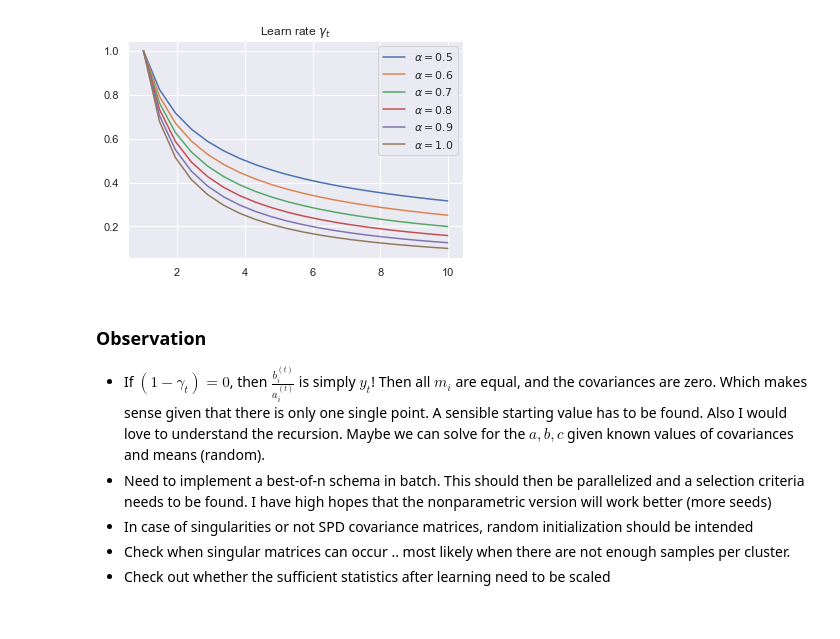
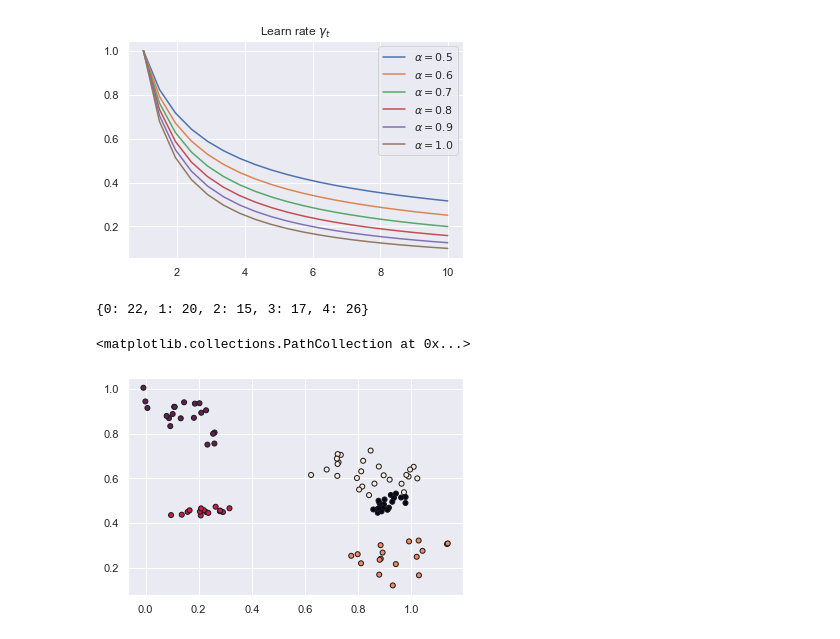
Before and after one commit to yasamansamiee/aiml_troubleshooting, a Jupyter notebook: doc/source/2-finite_online.ipynb, the cells around one changed output. Drawn from its saved outputs; the diff is of its cells as text; code cells hidden in the pictures.

```diff
--- a/doc/source/2-finite_online.ipynb
+++ b/doc/source/2-finite_online.ipynb
@@ -63,6 +125,17 @@ plt.title('Learn rate $\\gamma_t$')
 # %% [output]
 Text(0.5, 1.0, 'Learn rate $\\gamma_t$')
 [figure]
+# %%
+from kuberspatiotemporal.tools import make_gmm
+
+n_clusters=5
+X,_, y,_ = make_gmm(100, n_clusters=n_clusters)
+plt.scatter(X[:, 0], X[:, 1], marker='o', c=y,
+            s=25, edgecolor='k')
+# %% [output]
+{0: 22, 1: 20, 2: 15, 3: 17, 4: 26}
+<matplotlib.collections.PathCollection at 0x...>
+[figure, added]
 # %%
 from typing import List
 import logging
@@ -299,11 +399,3 @@ class GaussianMixtureModel:
 
     def get_logger(self):
         return logger
-# %% [markdown]
-### Observation
-
-* If $(1-\gamma_t) = 0$, then $\frac{b_i^{(t)}}{a_i^{(t)}}$ is simply $y_t$! Then all $m_i$ are equal, and the covariances are zero. Which makes sense given that there is only one single point. A sensible starting value has to be found. Also I would love to understand the recursion. Maybe we can solve for the $a,b,c$ given known values of covariances and means (random).
-* Need to implement a best-of-n schema in batch. This should then be parallelized and a selection criteria needs to be found. I have high hopes that the nonparametric version will work better (more seeds)
-* In case of singularities or not SPD covariance matrices, random initialization should be intended
-* Check when singular matrices can occur .. most likely when there are not enough samples per cluster.
-* Check out whether the sufficient statistics after learning need to be scaled
```
Also changed, not shown: parts of 14 cells of this notebook, 8 other files.
